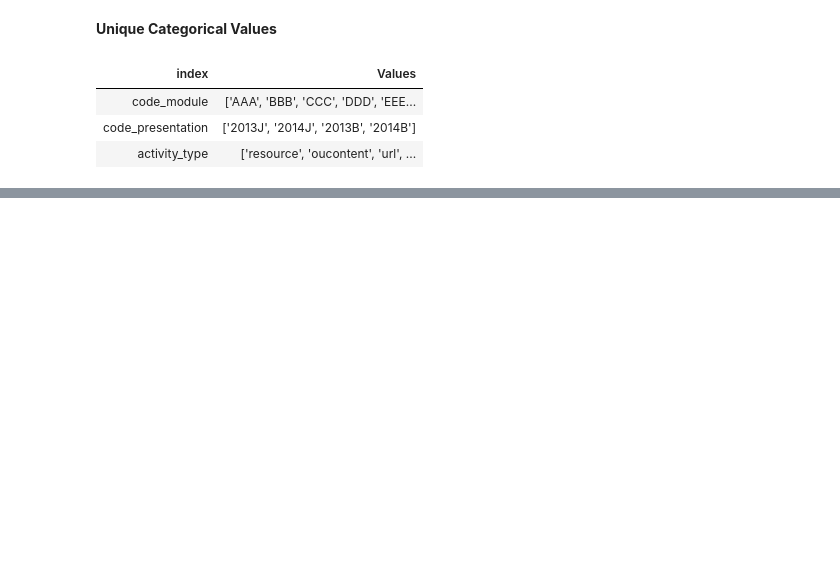
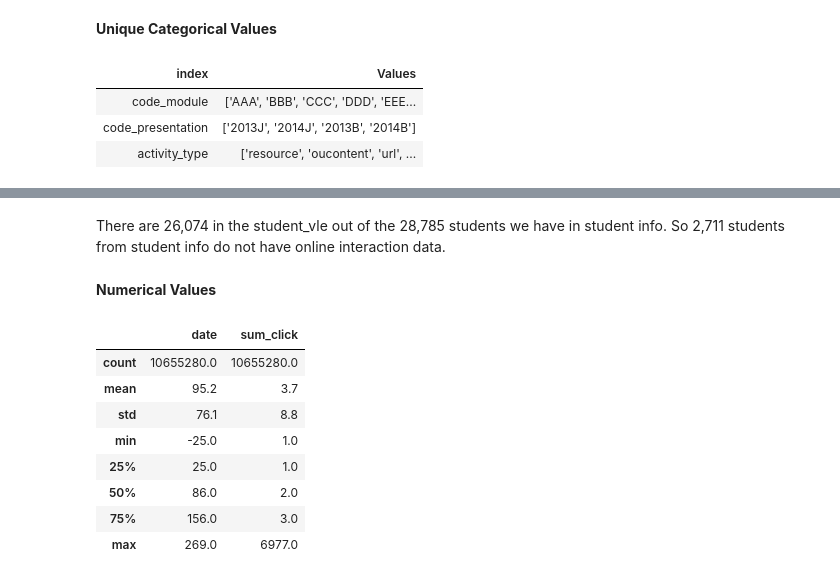
Before and after one commit to freyjagarner/Student-Data-Analysis, a Jupyter notebook: Capstone/VLE.ipynb, the cells around one changed output, grey strips where cells are left out. Cells and saved outputs as stored; diff of their text form; code cells hidden in the pictures; blank space fills up the shorter version.

```diff
--- a/Capstone/VLE.ipynb
+++ b/Capstone/VLE.ipynb
@@ -123,0 +243,25 @@ unique_vals(vle)
+# %%
+unique_students = student_vle['id_student'].nunique()
+si_unique_students = student_info['id_student'].nunique()
+md(f'''
+There are {"{:,}".format(unique_students)} in the student_vle out of the {"{:,}".format(si_unique_students)}
+students we have in student info. So {"{:,}".format(si_unique_students - unique_students)} students from student info do not have online interaction data.
+''')
+# %% [output]
+
+There are 26,074 in the student_vle out of the 28,785
+students we have in student info. So 2,711 students from student info do not have online interaction data.
+# %% [markdown]
+**Numerical Values**
+# %%
+student_vle.describe().round(1)
+# %% [output]
+|  | date | sum_click |
+| count | 10655280.0 | 10655280.0 |
+| mean | 95.2 | 3.7 |
+| std | 76.1 | 8.8 |
+| min | -25.0 | 1.0 |
+| 25% | 25.0 | 1.0 |
+| 50% | 86.0 | 2.0 |
+| 75% | 156.0 | 3.0 |
+| max | 269.0 | 6977.0 |
```
Also changed, not shown: parts of 30 cells of this notebook.
